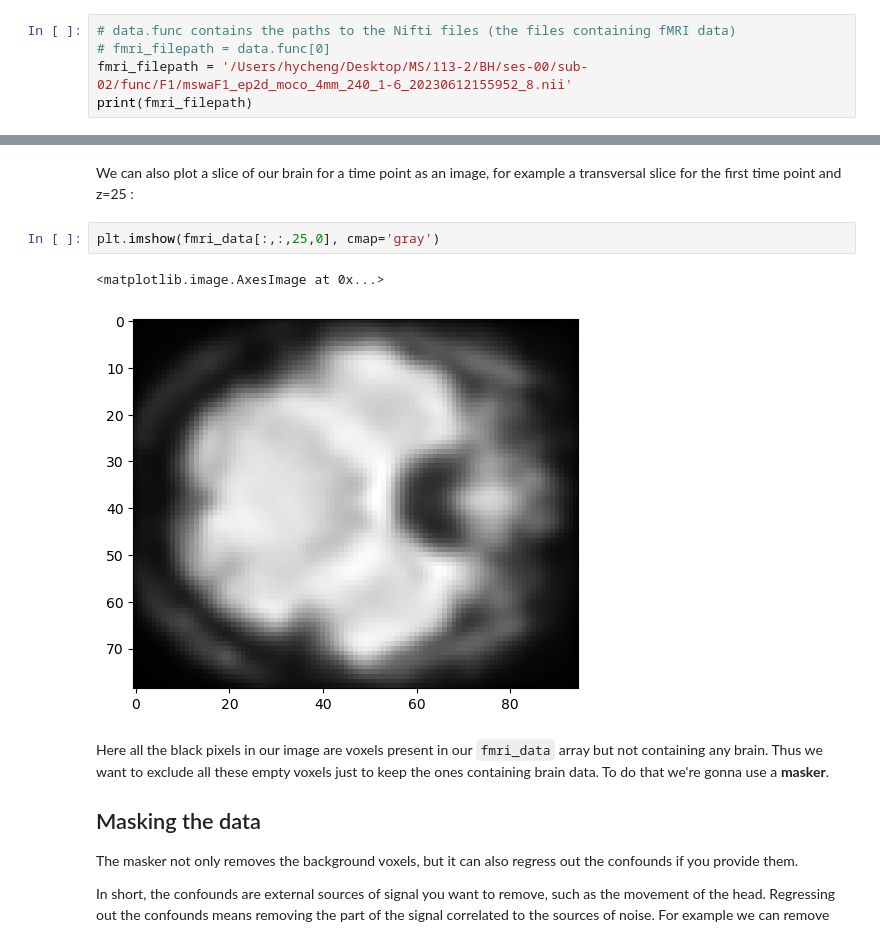
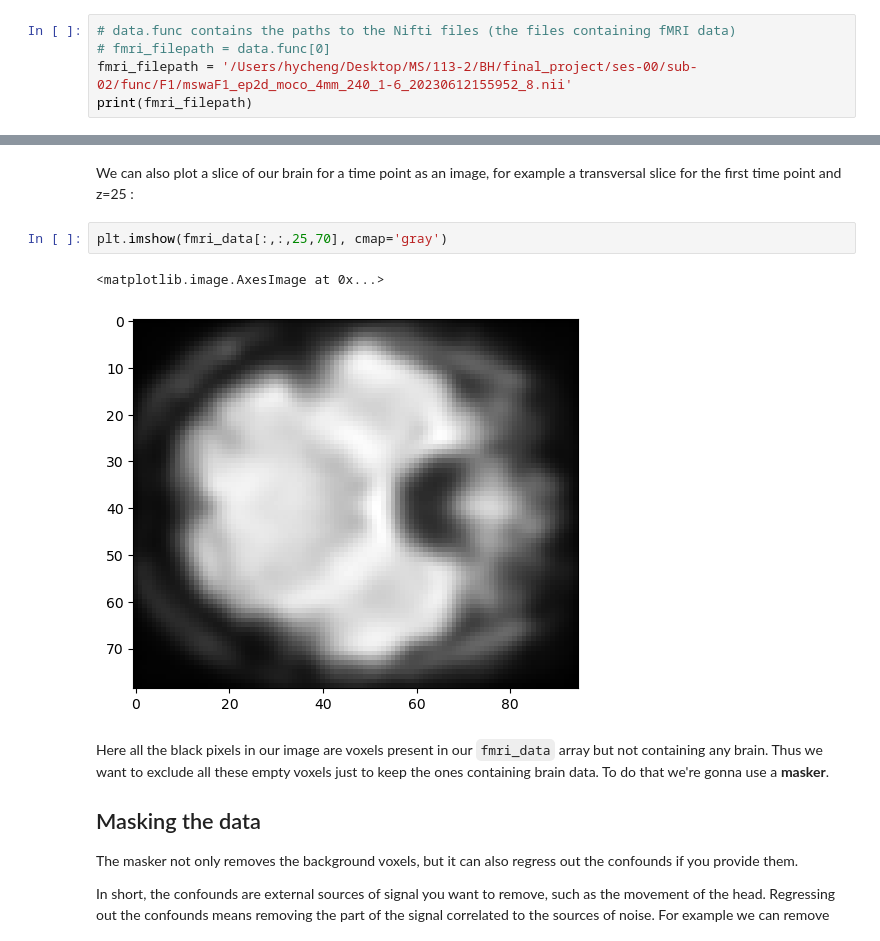
Before and after one commit to SkyStream5240/brainhack2025, a Jupyter notebook: projectVisualizeTest.ipynb, the cells around one changed output, grey strips where cells are left out. Saved outputs shown, nothing was run; the diff lists cells and outputs as text.

```diff
--- a/projectVisualizeTest.ipynb
+++ b/projectVisualizeTest.ipynb
@@ -43,6 +21,6 @@ usage is unrestricted for non-commercial research purposes.
 # %%
 # data.func contains the paths to the Nifti files (the files containing fMRI data)
 # fmri_filepath = data.func[0]
-fmri_filepath = '/Users/hycheng/Desktop/MS/113-2/BH/ses-00/sub-02/func/F1/mswaF1_ep2d_moco_4mm_240_1-6_20230612155952_8.nii'
+fmri_filepath = '/Users/hycheng/Desktop/MS/113-2/BH/final_project/ses-00/sub-02/func/F1/mswaF1_ep2d_moco_4mm_240_1-6_20230612155952_8.nii'
 print(fmri_filepath)
 # %% [output]
@@ -98,10 +63,10 @@ plt.plot(fmri_data[25,30,25])
 # %% [markdown]
 We can also plot a slice of our brain for a time point as an image, for example a transversal slice for the first time point and z=25 :
 # %%
-plt.imshow(fmri_data[:,:,25,0], cmap='gray')
+plt.imshow(fmri_data[:,:,25,70], cmap='gray')
 # %% [output]
 <matplotlib.image.AxesImage at 0x...>
-[figure, old version]
+[figure, new version]
 # %% [markdown]
 Here all the black pixels in our image are voxels present in our `fmri_data` array but not containing any brain. Thus we want to exclude all these empty voxels just to keep the ones containing brain data. To do that we're gonna use a **masker**.
 
```
Also changed, not shown: parts of 13 cells of this notebook.
